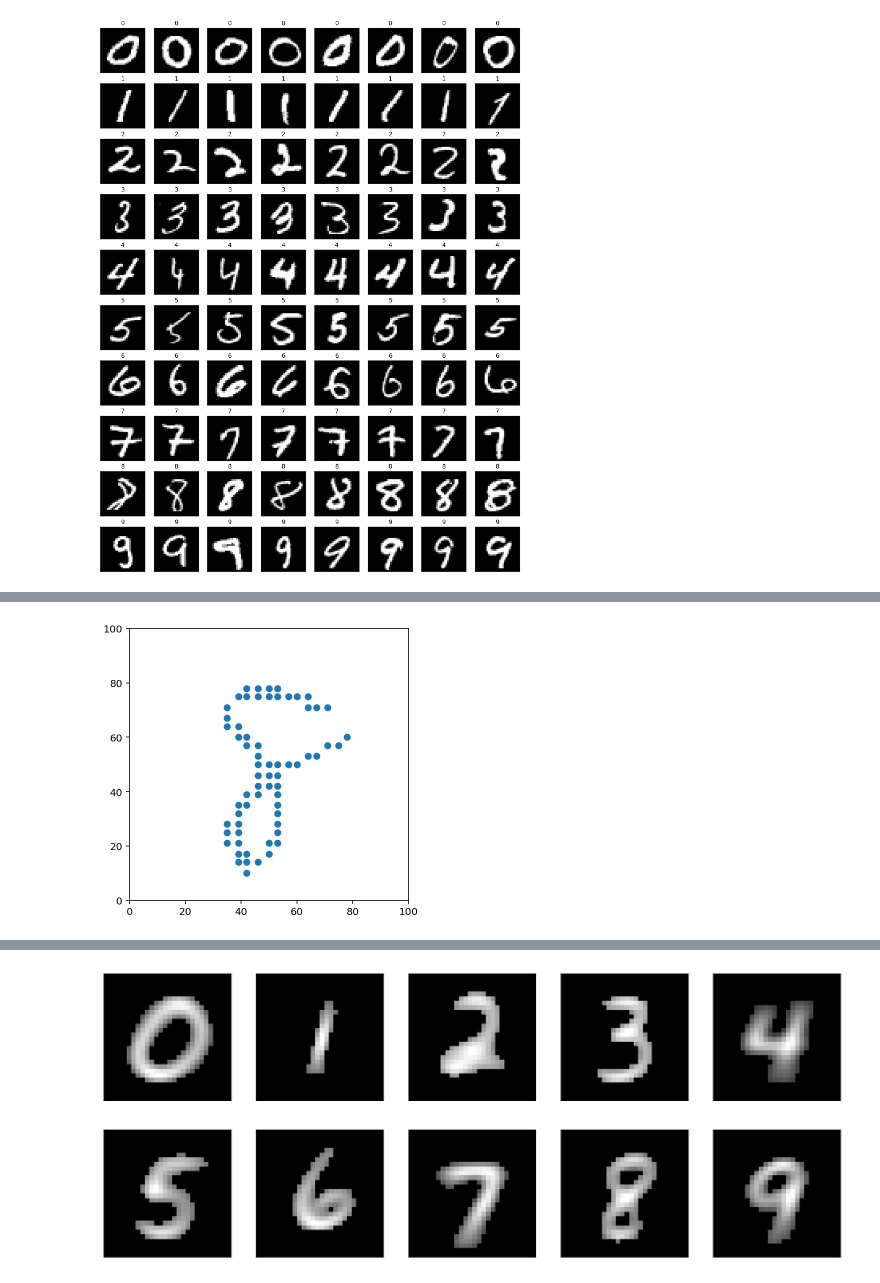
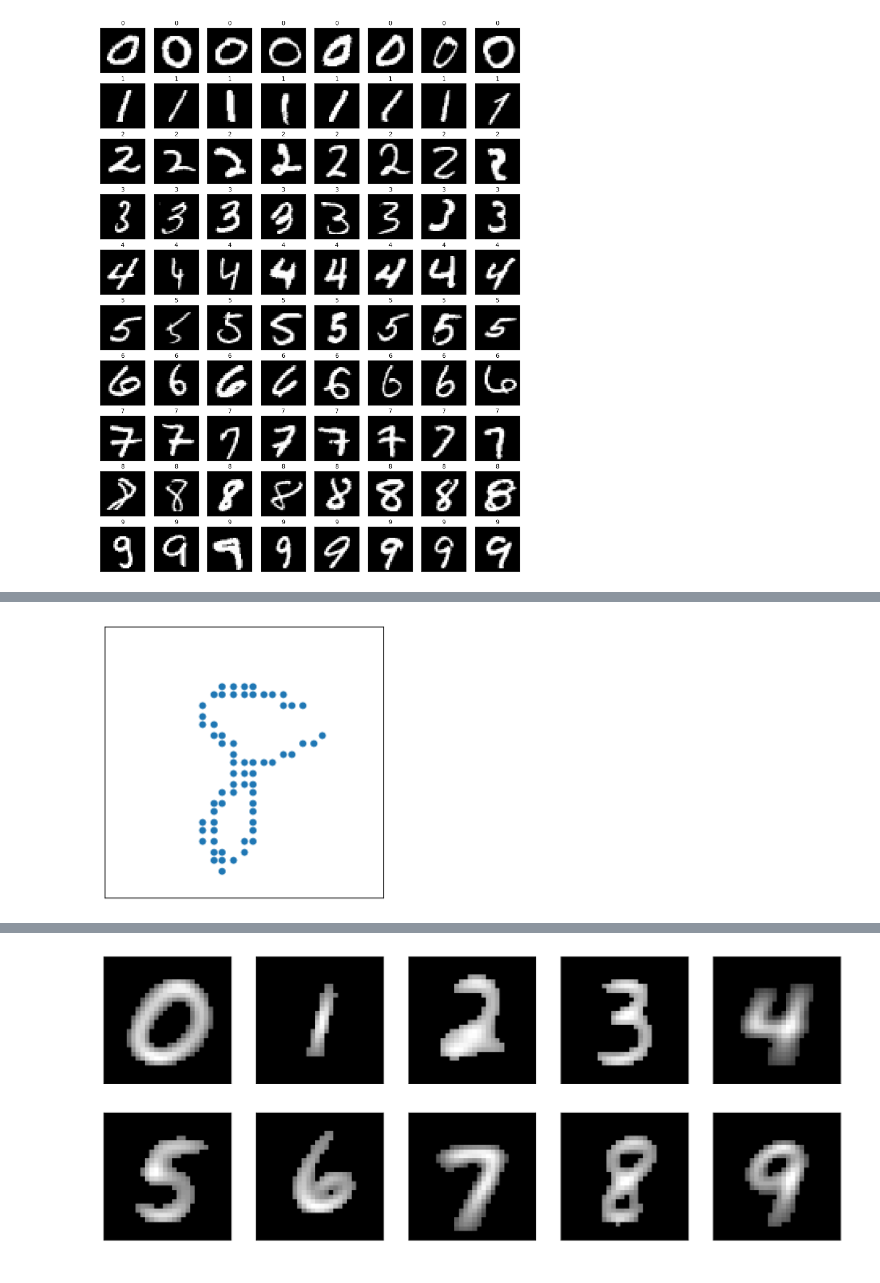
Before and after one commit to abpaudel/pen-digits-classification, a Jupyter notebook: Feature Extraction from MNIST.ipynb, the cells around one changed output, grey strips where cells are left out. Saved outputs shown, nothing was run; the diff lists cells and outputs as text; code cells hidden in the pictures.

```diff
--- a/Feature Extraction from MNIST.ipynb
+++ b/Feature Extraction from MNIST.ipynb
@@ -99,13 +128,17 @@ plot_mnist(img)
+# %%
+def plot_coord(coord, marker='o', lim=(-1,101)):
+    plt.scatter(coord[:,0], coord[:,1], marker=marker)
+    plt.xlim(lim)
+    plt.ylim(lim)
+    plt.xticks([])
+    plt.yticks([])
 # %%
 r, c = np.where(img.reshape((28,28))>240)
 x_coor, y_coor = (c*100/28).astype('int64'), ((28-r)*100/28).astype('int64')
 plt.figure(figsize=(5,5))
-plt.scatter(x_coor, y_coor)
-plt.xlim((0,100))
-plt.ylim((0,100))
-plt.show()
+plot_coord(np.concatenate((x_coor.reshape(-1,1), y_coor.reshape(-1,1)), axis=1))
 # %% [output]
-[figure, old version]
+[figure, new version]
 # %%
 def img2coord(img, scale=100, pixval_min=1):
     r, c = np.where(img.reshape((28,28))>=pixval_min)
```
Also changed, not shown: parts of 21 cells of this notebook, 2 other files.
